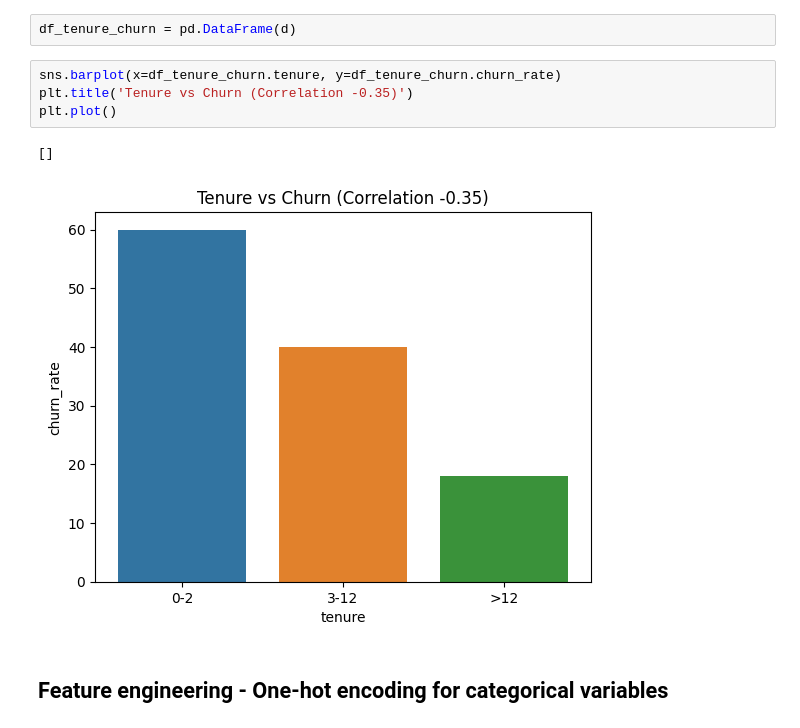
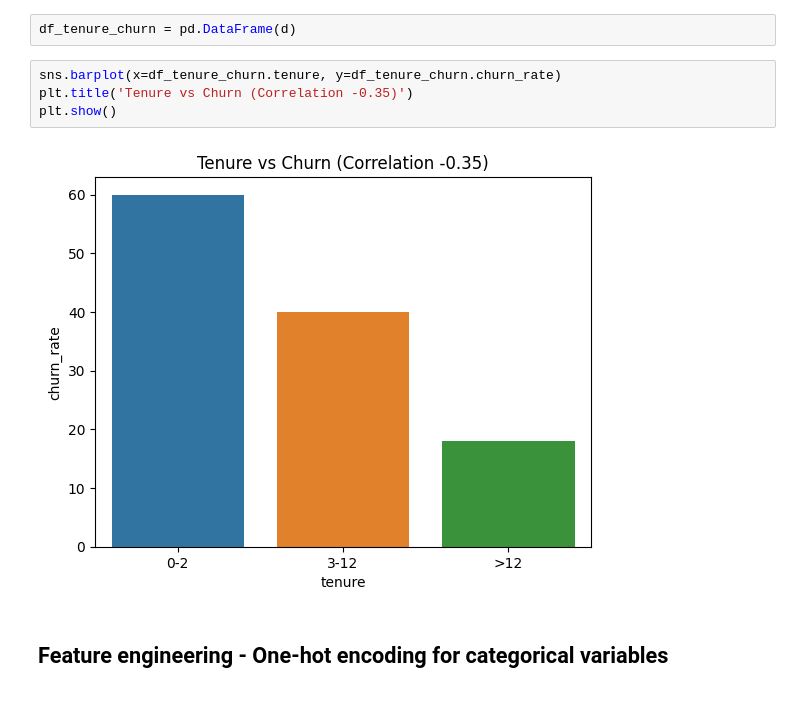
Before and after one commit to KevsDe/mlbookcamp, a Jupyter notebook: chapter_03_churn_prediction/churn_prediction.ipynb, the cells around one changed output. Saved outputs shown, nothing was run; the diff lists cells and outputs as text.

```diff
--- a/chapter_03_churn_prediction/churn_prediction.ipynb
+++ b/chapter_03_churn_prediction/churn_prediction.ipynb
@@ -513,10 +515,9 @@ df_tenure_churn = pd.DataFrame(d)
 # %%
 sns.barplot(x=df_tenure_churn.tenure, y=df_tenure_churn.churn_rate)
 plt.title('Tenure vs Churn (Correlation -0.35)')
-plt.plot()
+plt.show()
 # %% [output]
-[]
-[figure, old version]
+[figure, new version]
 # %% [markdown]
 ## Feature engineering - One-hot encoding for categorical variables
 # %% [markdown]
```
Also changed, not shown: parts of 4 cells of this notebook.
